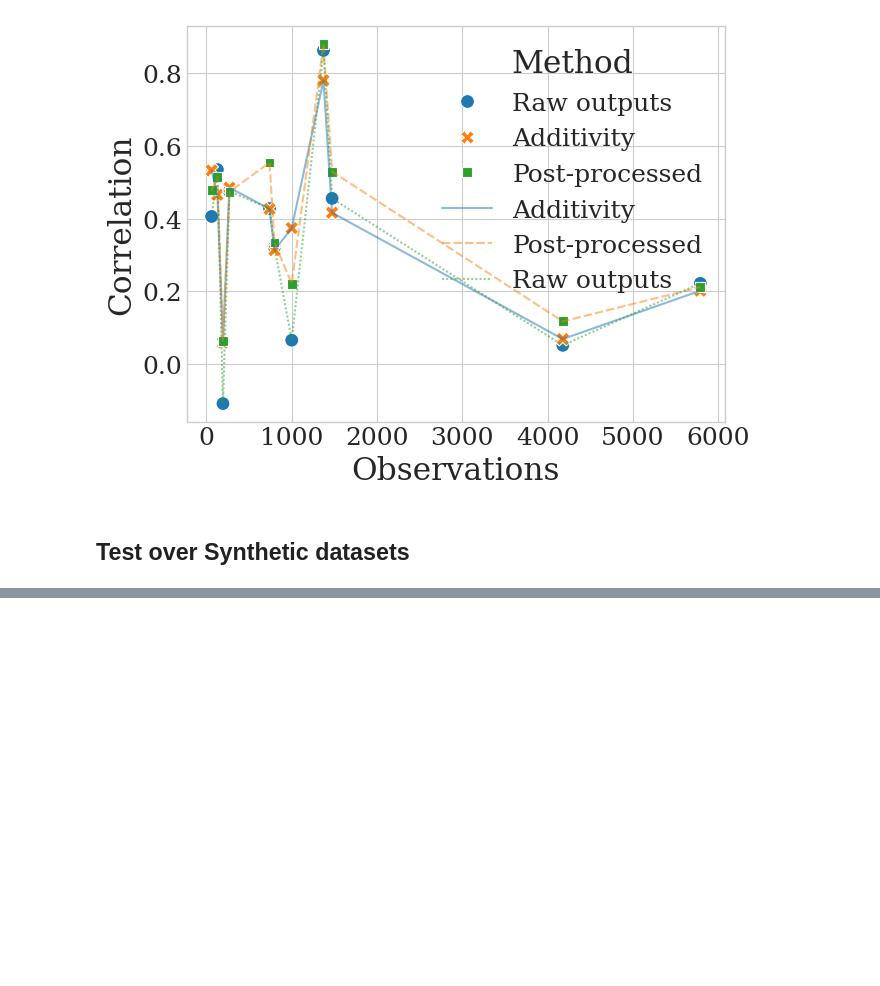
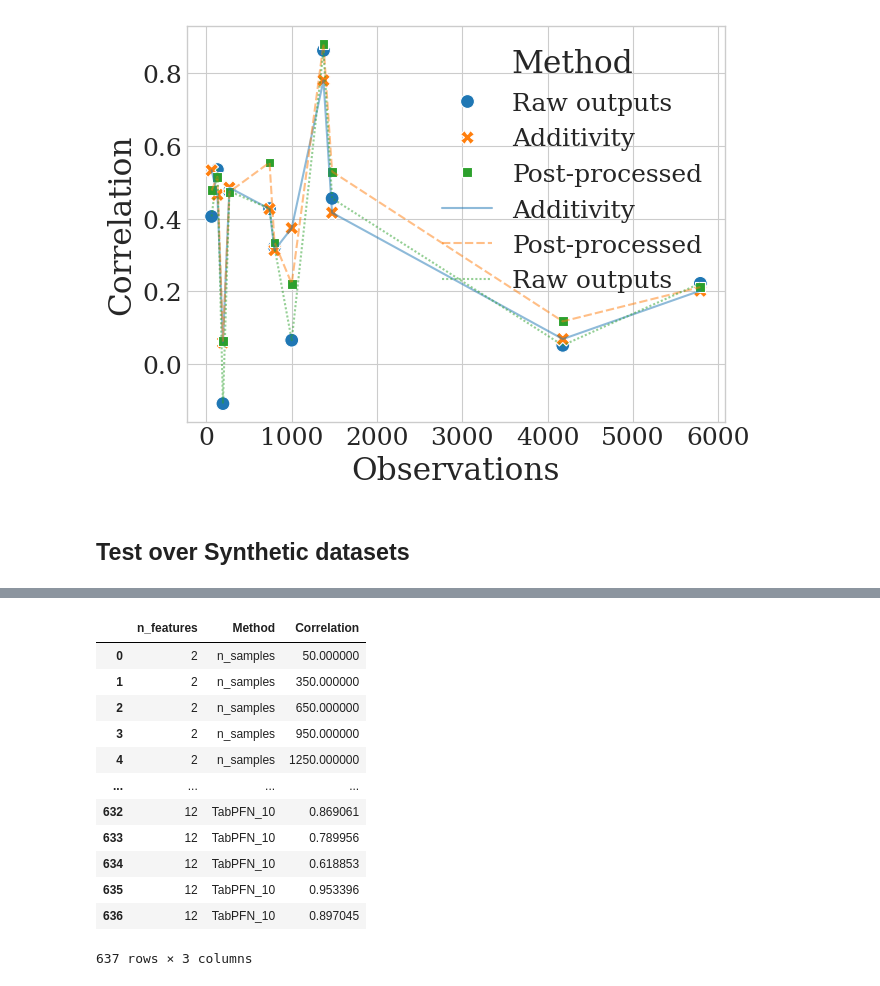
Before and after one commit to joaopfonseca/ExplainerPFN, a Jupyter notebook: notebooks/10-ablations.ipynb, the cells around one changed output, grey strips where cells are left out. Saved outputs shown, nothing was run; the diff lists cells and outputs as text; code cells hidden in the pictures; blank space fills up the shorter version.

```diff
--- a/notebooks/10-ablations.ipynb
+++ b/notebooks/10-ablations.ipynb
@@ -322,0 +294,16 @@ array([[ 0.55783021,  0.28803313,  0.12191616,  0.13651694],
+# %%
+df_corr.melt(id_vars=["n_features"], var_name="Method", value_name="Correlation")
+# %% [output]
+|  | n_features | Method | Correlation |
+| 0 | 2 | n_samples | 50.000000 |
+| 1 | 2 | n_samples | 350.000000 |
+| 2 | 2 | n_samples | 650.000000 |
+| 3 | 2 | n_samples | 950.000000 |
+| 4 | 2 | n_samples | 1250.000000 |
+| ... | ... | ... | ... |
+| 632 | 12 | TabPFN_10 | 0.869061 |
+| 633 | 12 | TabPFN_10 | 0.789956 |
+| 634 | 12 | TabPFN_10 | 0.618853 |
+| 635 | 12 | TabPFN_10 | 0.953396 |
+| 636 | 12 | TabPFN_10 | 0.897045 |
+637 rows × 3 columns
```
Also changed, not shown: parts of 12 cells of this notebook.
